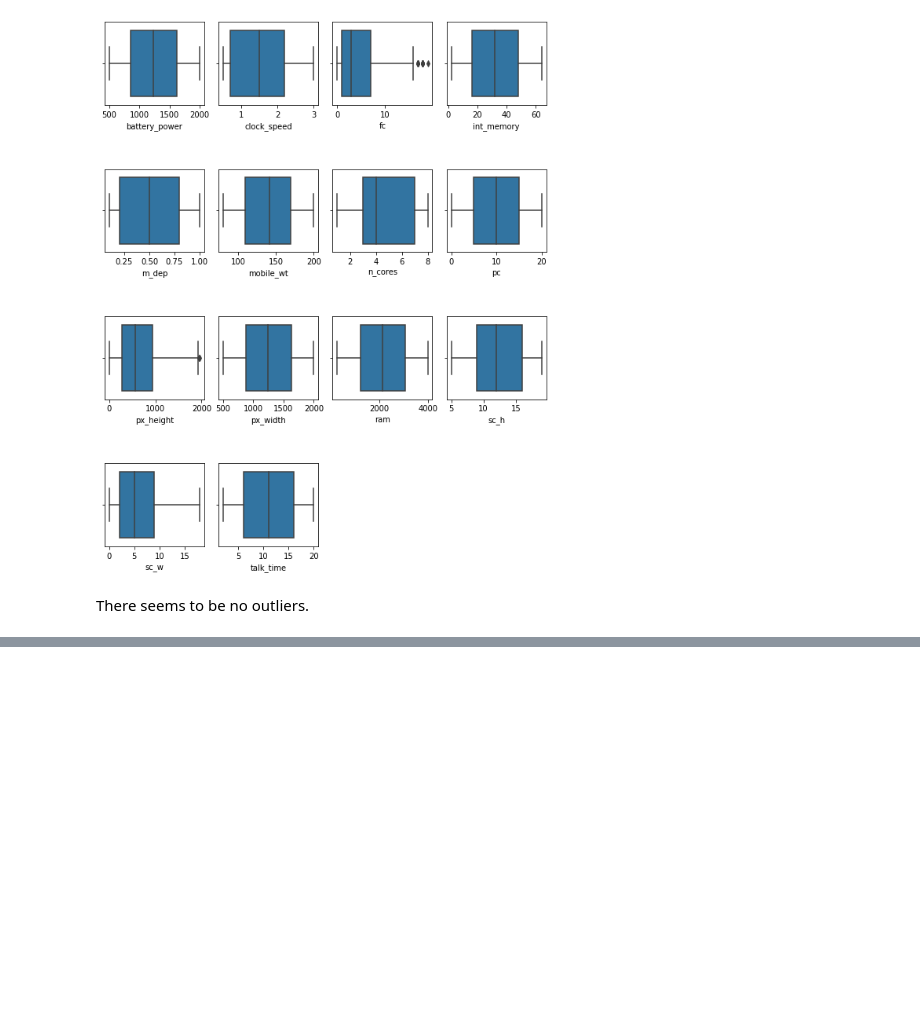
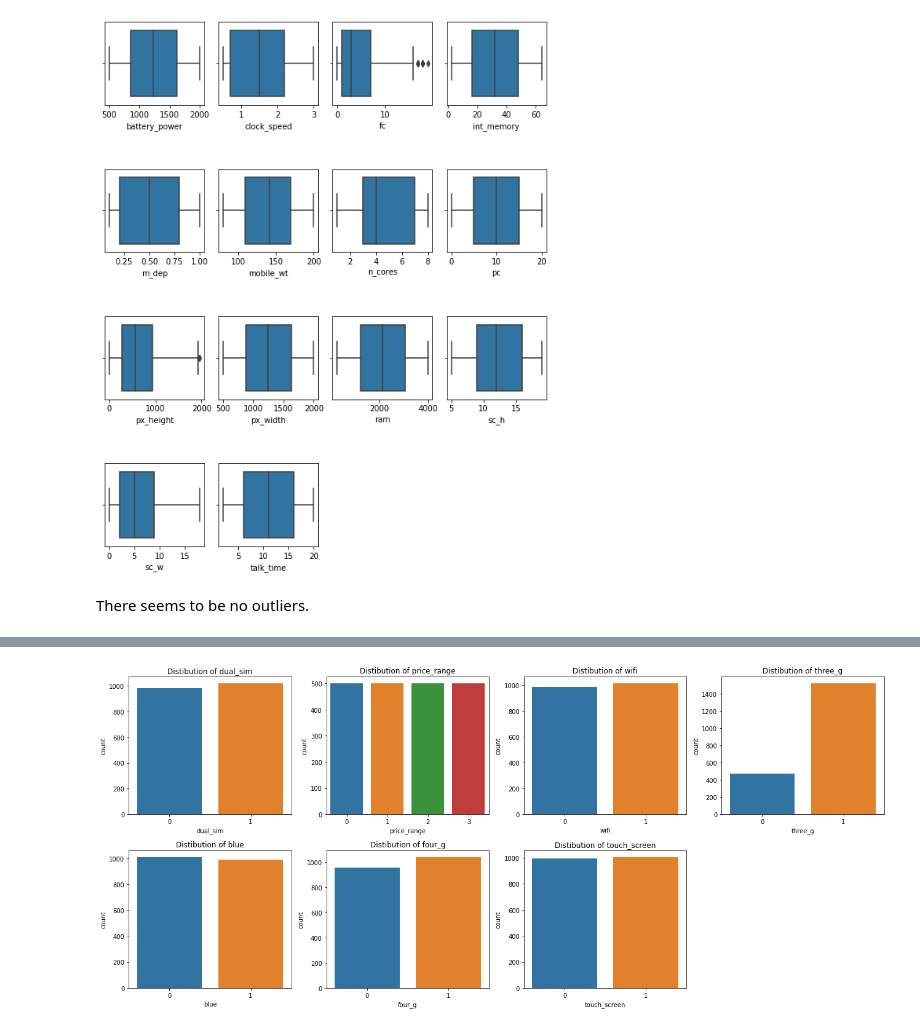
Before and after one commit to kavyas1989/Mobile-Price-Range-Prediction, a Jupyter notebook: Mobile_Price_Range_Prediction.ipynb, the cells around one changed output, grey strips where cells are left out. Cells and saved outputs as stored; diff of their text form; code cells hidden in the pictures; blank space fills up the shorter version.

```diff
--- a/Mobile_Price_Range_Prediction.ipynb
+++ b/Mobile_Price_Range_Prediction.ipynb
@@ -272,0 +324,12 @@ for i in columns:
+# %%
+# checking data distribution in categorical columns
+fig = plt.figure(figsize=(18,8))
+c=1
+for i in categorical_columns:
+  plt.subplot(2,4, c)
+  sns.countplot(df[i])
+  plt.title('Distibution of {}'.format(i))
+  c+=1
+plt.tight_layout()
+# %% [output]
+[figure, added]
```
Also changed, not shown: parts of 88 cells of this notebook.
